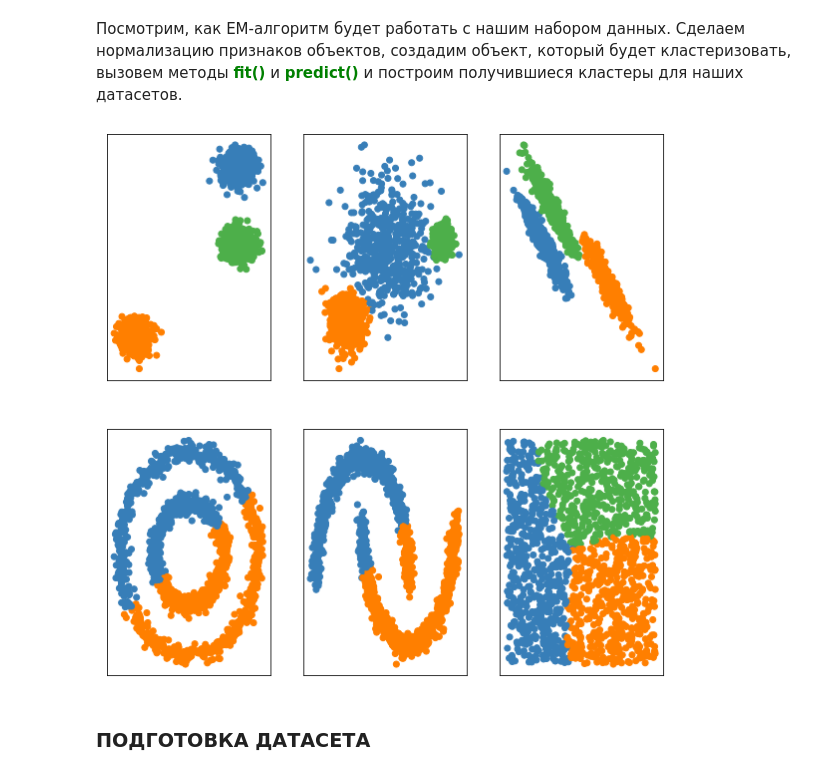
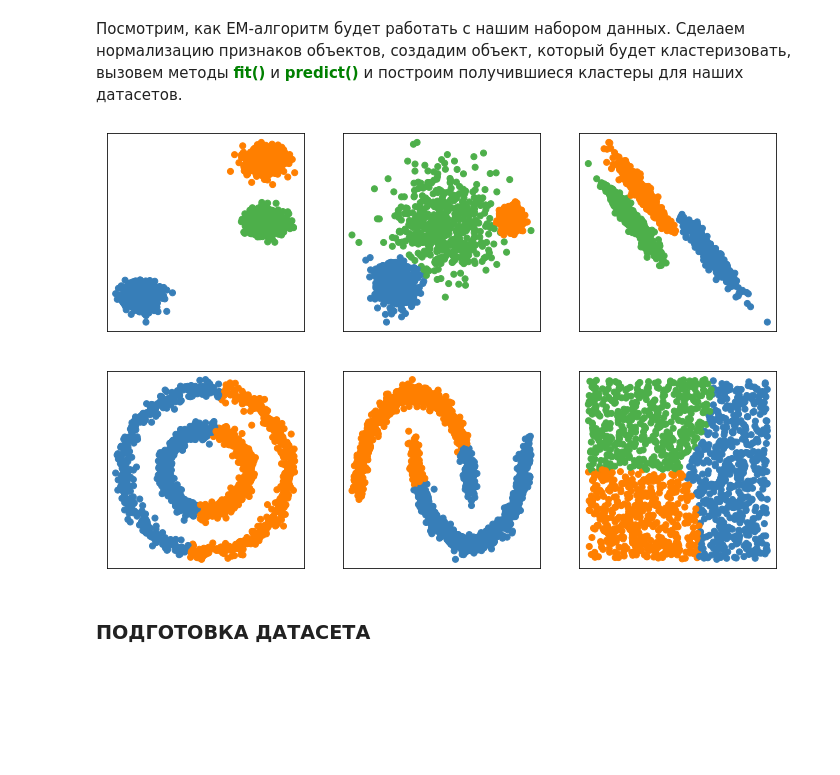
Before and after one commit to Chedered/SkillFactory, a Jupyter notebook: DS/module-5/SKF3 (Кластеризация).ipynb, the cells around one changed output. Saved outputs shown, nothing was run; the diff lists cells and outputs as text; code cells hidden in the pictures; blank space fills up the shorter version.

```diff
--- a/DS/module-5/SKF3 (Кластеризация).ipynb
+++ b/DS/module-5/SKF3 (Кластеризация).ipynb
@@ -575,30 +576,31 @@ em_gm = GaussianMixture(n_components=1,
 # %% [markdown]
 Посмотрим, как EM-алгоритм будет работать с нашим набором данных. Сделаем нормализацию признаков объектов, создадим объект, который будет кластеризовать, вызовем методы <b><span style="color:green">fit()</span></b> и <b><span style="color:green">predict()</span></b> и построим получившиеся кластеры для наших датасетов.
 # %%
+plt.rcParams['figure.figsize'] = 12, 8
 datasets_params_list = [
     (blobs, {'n_clusters': 3}),
     (varied, {'n_clusters': 3}),
     (aniso, {'n_clusters': 3}),
     (noisy_circles, {'n_clusters': 2}),
     (noisy_moons, {'n_clusters': 2}),
     (no_structure, {'n_clusters': 3})]
 
 for i, (X, em_gm_params) in enumerate(datasets_params_list, start=1):
     X = StandardScaler().fit_transform(X)
     em_gm = GaussianMixture(n_components=em_gm_params['n_clusters'])
 
     em_gm.fit(X)
     y_pred = em_gm.predict(X)
 
     plt.subplot(f'23{i}')
     plt.xticks([]); plt.yticks([])
     colors = np.array(list(islice(cycle(['#377eb8', '#ff7f00', '#4daf4a',
                                          '#f781bf', '#a65628', '#984ea3',
                                          '#999999', '#e41a1c', '#dede00']),
                                   int(max(y_pred) + 1))))
     plt.scatter(X[:, 0], X[:, 1], color=colors[y_pred])
 # %% [output]
-[figure, old version]
+[figure, new version]
 # %% [markdown]
 ### ПОДГОТОВКА ДАТАСЕТА
 # %%
```
Also changed, not shown: parts of 71 cells of this notebook, 2 other files.
